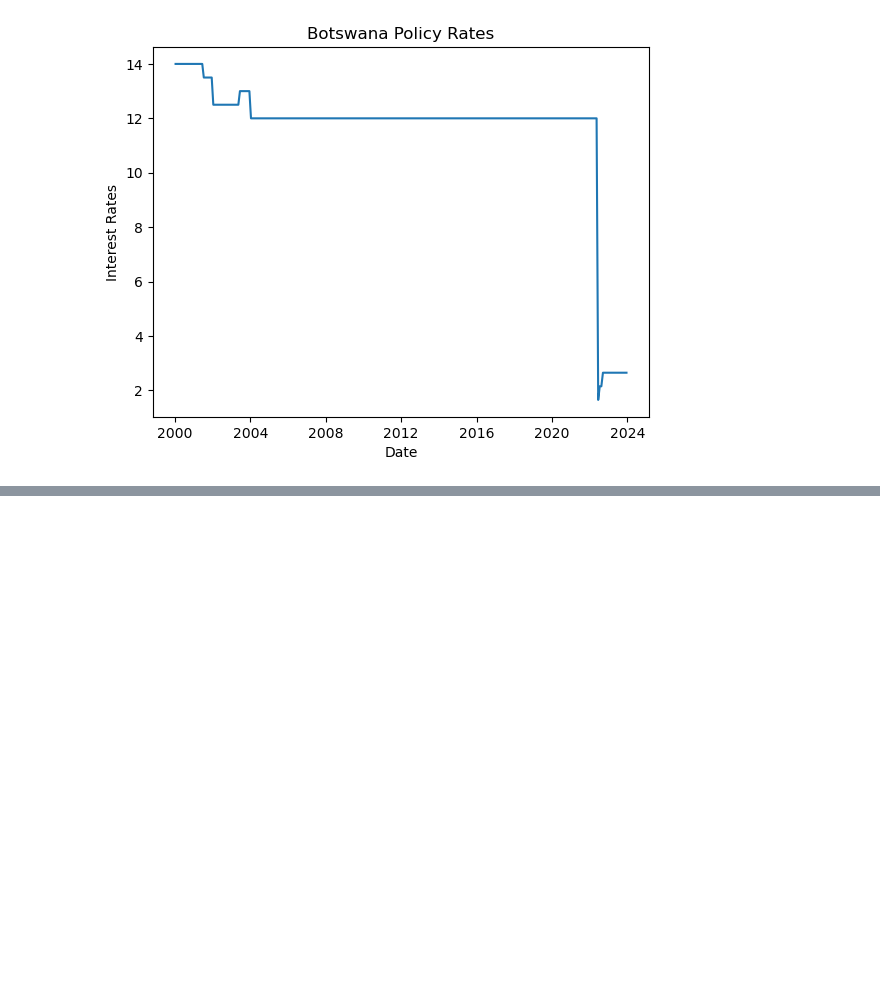
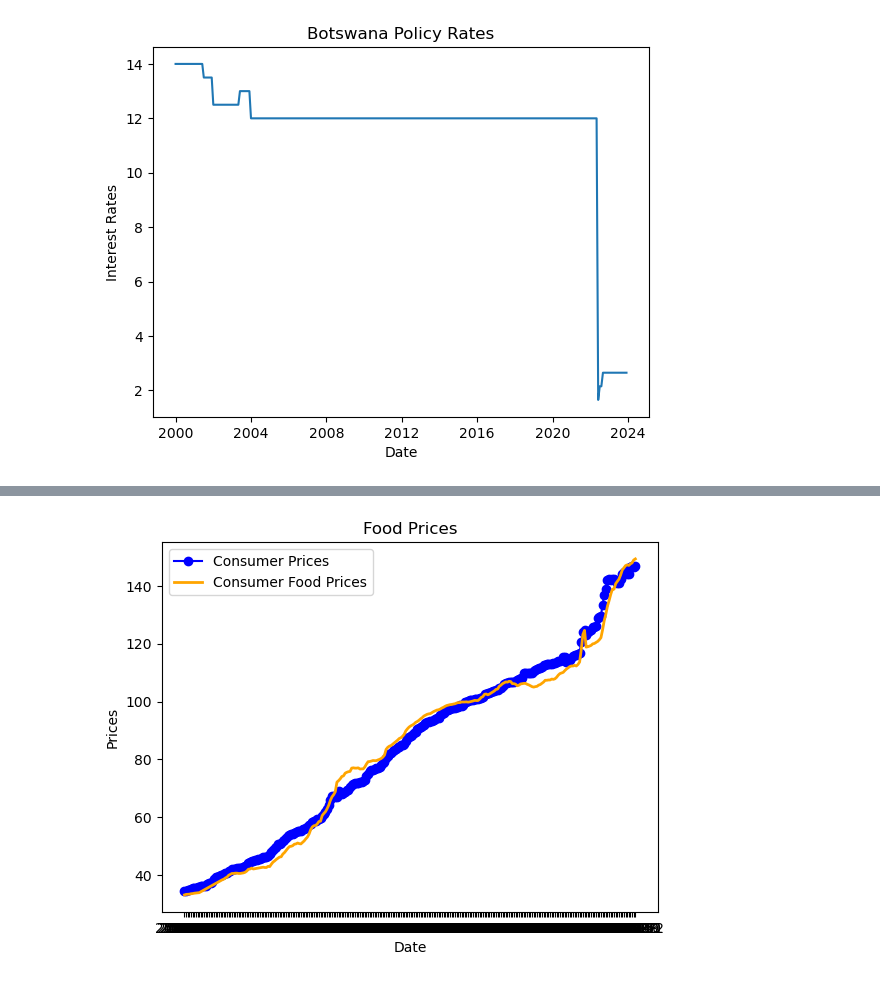
Before and after one commit to GorataB/Hackathon_PolyglotPioneers, a Jupyter notebook: Data Cleaning.ipynb, the cells around one changed output, grey strips where cells are left out. Saved outputs shown, nothing was run; the diff lists cells and outputs as text; code cells hidden in the pictures; blank space fills up the shorter version.

Commit message:
Update Data Cleaning file

```diff
--- a/Data Cleaning.ipynb
+++ b/Data Cleaning.ipynb
@@ -9,6 +9,12 @@ import matplotlib.pyplot as plt
 # %%
 # Update these paths to match your folder structure
 DATA_DIR = "C:/Users/Gorata/IndabaX/Data_Raw" # folder containing the 5 CSV files
+# %%
+# Function for changing date format
+def add_ym(df):
+    df = df.copy()
+    df["year_month"] = df["Date"].dt.to_period("M").astype(str)
+    return df
 # %% [markdown]
 ## 1. Baltic Dry Index
 # %%
@@ -293,0 +304,3 @@ plt.show()
+# %%
+# Load food price dataset
+fao = pd.read_csv(f"{DATA_DIR}/04_fao_botswana_prices.csv", parse_dates=["Date"])
@@ -293,0 +325,6 @@ plt.show()
+# %%
+# Pivot FAO long → wide
+fao_m = add_ym(fao)
+fao_m["col"] = "FAO_" + fao_m["Item Code"].astype(str)
+fao_wide = fao_m.pivot_table(index="year_month", columns="col", values="Value", aggfunc="first").reset_index()
+fao_wide.columns.name = None
@@ -293,0 +380,3 @@ plt.show()
+# %%
+# Drop null values as they are duplicate months
+fao_clean = fao_wide.dropna(subset=['FAO_23014'])
@@ -293,0 +431,15 @@ plt.show()
+# %%
+# Plot the time series
+fig, ax = plt.subplots()
+
+ax.plot(fao_clean['year_month'], fao_clean['FAO_23012'], label='Consumer Prices', color='blue', marker='o')
+ax.plot(fao_clean['year_month'], fao_clean['FAO_23013'], label='Consumer Food Prices', color='orange', linewidth=2)
+
+ax.set_title('Food Prices')
+ax.set_xlabel('Date')
+ax.set_ylabel('Prices')
+ax.legend()  # Displays the labels assigned above
+
+plt.show()
+# %% [output]
+[figure, added]
```
Also changed, not shown: parts of 16 cells of this notebook.
